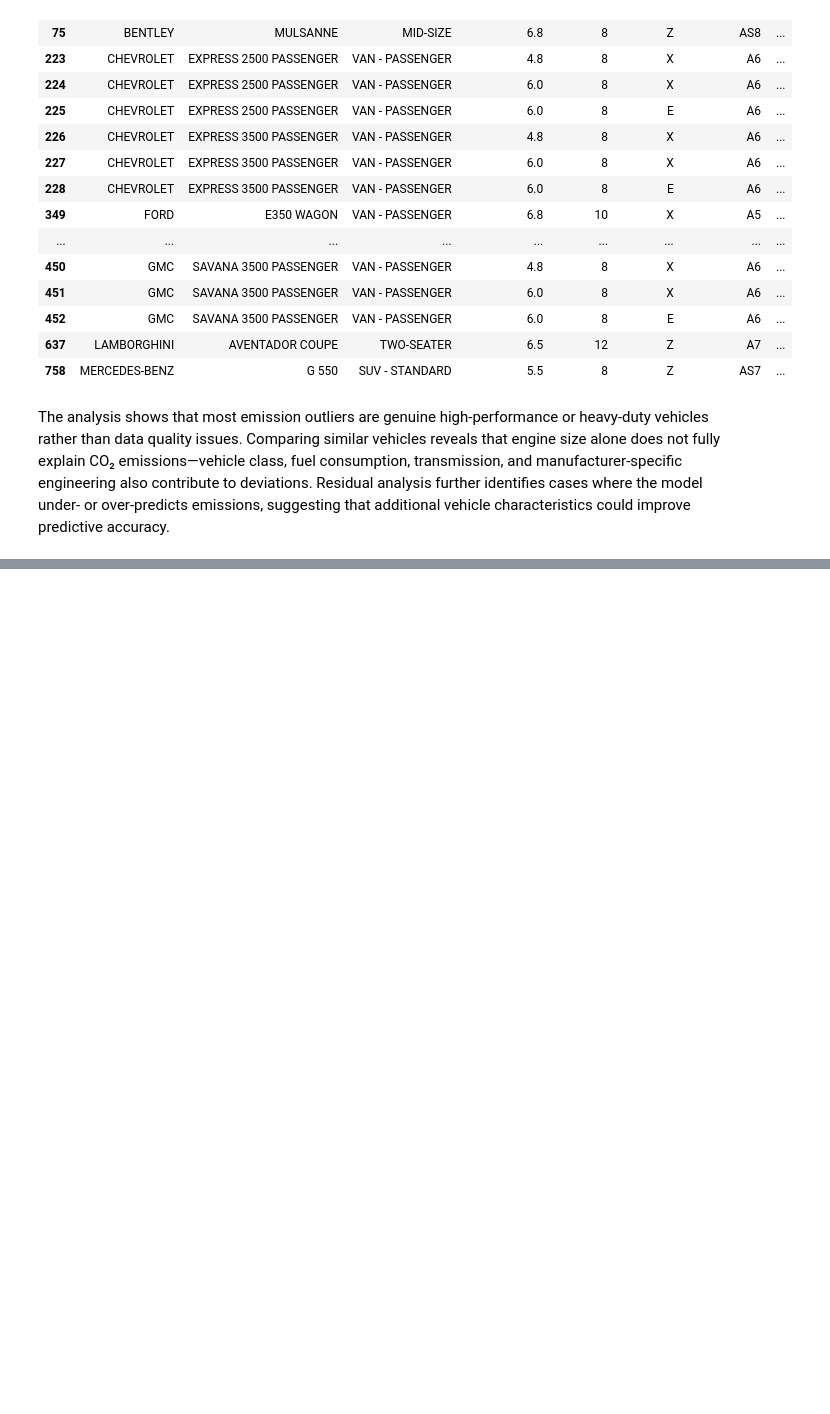
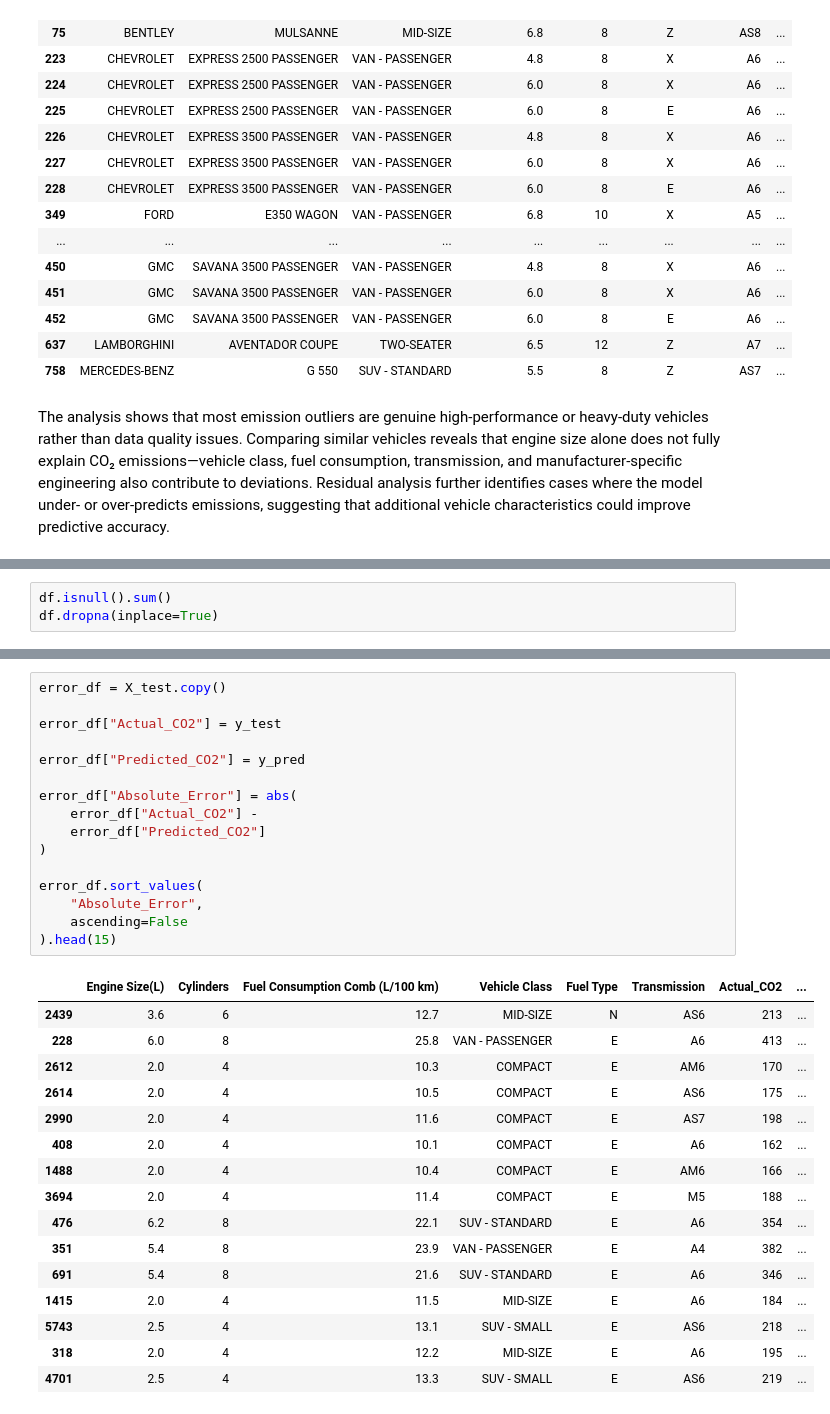
Before and after one commit to anp2/Declarative-Pipeline, a Jupyter notebook: CO2_Emission.ipynb, the cells around one changed output, grey strips where cells are left out. Drawn from its saved outputs; the diff is of its cells as text; blank space fills up the shorter version.

```diff
--- a/CO2_Emission.ipynb
+++ b/CO2_Emission.ipynb
@@ -647,0 +675,3 @@ The analysis shows that most emission outliers are genuine high-performance or h
+# %%
+df.isnull().sum()
+df.dropna(inplace=True)
@@ -647,0 +859,33 @@ The analysis shows that most emission outliers are genuine high-performance or h
+# %%
+error_df = X_test.copy()
+
+error_df["Actual_CO2"] = y_test
+
+error_df["Predicted_CO2"] = y_pred
+
+error_df["Absolute_Error"] = abs(
+    error_df["Actual_CO2"] -
+    error_df["Predicted_CO2"]
+)
+
+error_df.sort_values(
+    "Absolute_Error",
+    ascending=False
+).head(15)
+# %% [output]
+|  | Engine Size(L) | Cylinders | Fuel Consumption Comb (L/100 km) | Vehicle Class | Fuel Type | Transmission | Actual_CO2 | ... |
+| 2439 | 3.6 | 6 | 12.7 | MID-SIZE | N | AS6 | 213 | ... |
+| 228 | 6.0 | 8 | 25.8 | VAN - PASSENGER | E | A6 | 413 | ... |
+| 2612 | 2.0 | 4 | 10.3 | COMPACT | E | AM6 | 170 | ... |
+| 2614 | 2.0 | 4 | 10.5 | COMPACT | E | AS6 | 175 | ... |
+| 2990 | 2.0 | 4 | 11.6 | COMPACT | E | AS7 | 198 | ... |
+| 408 | 2.0 | 4 | 10.1 | COMPACT | E | A6 | 162 | ... |
+| 1488 | 2.0 | 4 | 10.4 | COMPACT | E | AM6 | 166 | ... |
+| 3694 | 2.0 | 4 | 11.4 | COMPACT | E | M5 | 188 | ... |
+| 476 | 6.2 | 8 | 22.1 | SUV - STANDARD | E | A6 | 354 | ... |
+| 351 | 5.4 | 8 | 23.9 | VAN - PASSENGER | E | A4 | 382 | ... |
+| 691 | 5.4 | 8 | 21.6 | SUV - STANDARD | E | A6 | 346 | ... |
+| 1415 | 2.0 | 4 | 11.5 | MID-SIZE | E | A6 | 184 | ... |
+| 5743 | 2.5 | 4 | 13.1 | SUV - SMALL | E | AS6 | 218 | ... |
+| 318 | 2.0 | 4 | 12.2 | MID-SIZE | E | A6 | 195 | ... |
+| 4701 | 2.5 | 4 | 13.3 | SUV - SMALL | E | AS6 | 219 | ... |
```
Also changed, not shown: parts of 13 cells of this notebook.
